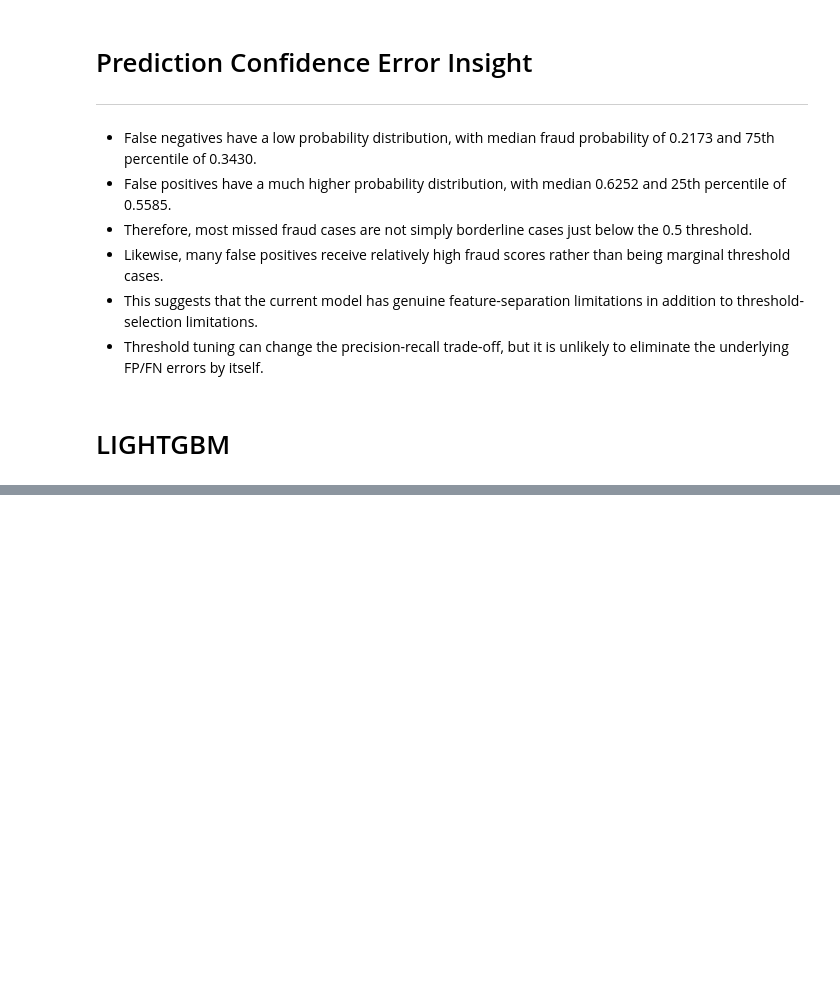
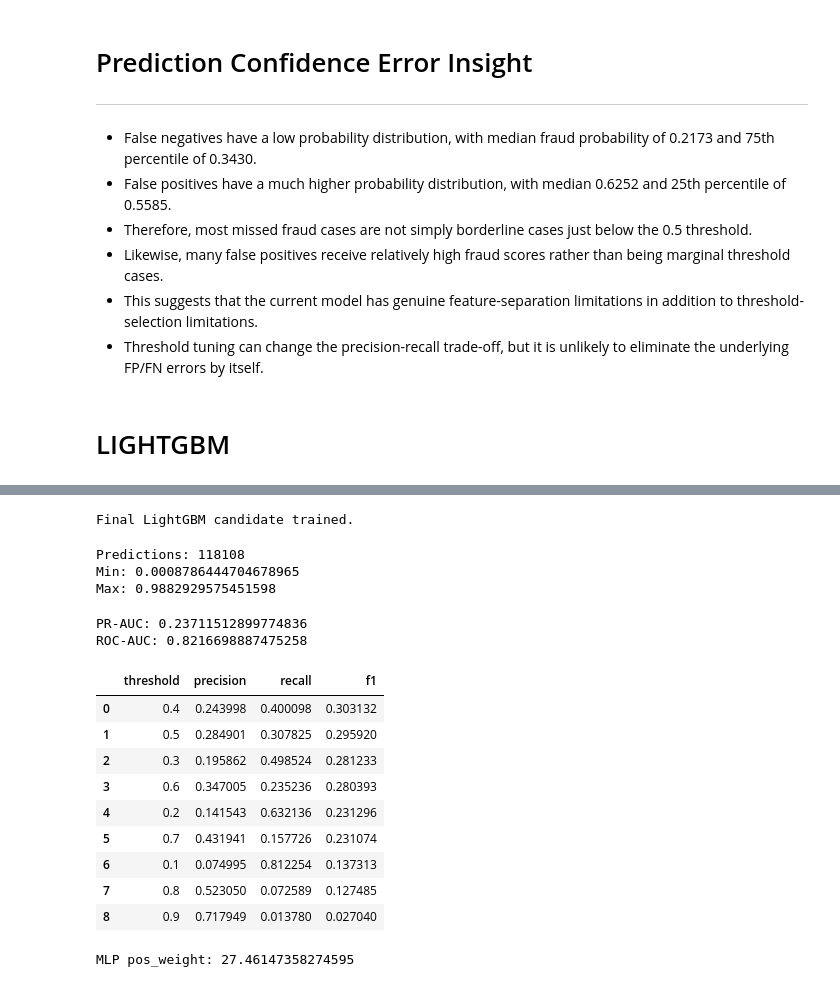
Before and after one commit to manojitkhatua/trace-ai, a Jupyter notebook: src/models/Model_Building.ipynb, the cells around one changed output, grey strips where cells are left out. Cells and saved outputs as stored; diff of their text form; code cells hidden in the pictures; blank space fills up the shorter version.

```diff
--- a/src/models/Model_Building.ipynb
+++ b/src/models/Model_Building.ipynb
@@ -831,0 +1519,78 @@ print("LightGBM baseline initialized.")
+# %%
+# Final Light GBM
+final_lgbm = LightGBMModel(
+    scale_pos_weight=6.865368,
+    n_estimators=200,
+    num_leaves=63,
+    learning_rate=0.10,
+    subsample=0.8,
+    colsample_bytree=0.8,
+    reg_alpha=0,
+    reg_lambda=5
+)
+
+final_lgbm.model.set_params(min_child_samples=50)
+
+final_lgbm.train(X_train, y_train)
+
+print("Final LightGBM candidate trained.")
+# %% [output]
+Final LightGBM candidate trained.
+# %%
+final_lgbm_proba = final_lgbm.predict_proba(X_validation)
+
+print("Predictions:", len(final_lgbm_proba))
+print("Min:", final_lgbm_proba.min())
+print("Max:", final_lgbm_proba.max())
+# %% [output]
+Predictions: 118108
+Min: 0.0008786444704678965
+Max: 0.9882929575451598
+# %%
+final_lgbm_pr_auc = average_precision_score(y_validation, final_lgbm_proba)
+final_lgbm_roc_auc = roc_auc_score(y_validation, final_lgbm_proba)
+
+print("PR-AUC:", final_lgbm_pr_auc)
+print("ROC-AUC:", final_lgbm_roc_auc)
+# %% [output]
+PR-AUC: 0.23711512899774836
+ROC-AUC: 0.8216698887475258
+# %%
+# final LightGBM threshold analysis.
+thresholds = [0.1, 0.2, 0.3, 0.4, 0.5, 0.6, 0.7, 0.8, 0.9]
+
+final_lgbm_thresholds = []
+
+for threshold in thresholds:
+    pred = (final_lgbm_proba >= threshold).astype(int)
+
+    final_lgbm_thresholds.append({
+        "threshold": threshold,
+        "precision": precision_score(y_validation, pred),
+        "recall": recall_score(y_validation, pred),
+        "f1": f1_score(y_validation, pred)
+    })
+
+final_lgbm_thresholds = pd.DataFrame(
+    final_lgbm_thresholds
+).sort_values("f1", ascending=False).reset_index(drop=True)
+
+final_lgbm_thresholds
+# %% [output]
+|  | threshold | precision | recall | f1 |
+| 0 | 0.4 | 0.243998 | 0.400098 | 0.303132 |
+| 1 | 0.5 | 0.284901 | 0.307825 | 0.295920 |
+| 2 | 0.3 | 0.195862 | 0.498524 | 0.281233 |
+| 3 | 0.6 | 0.347005 | 0.235236 | 0.280393 |
+| 4 | 0.2 | 0.141543 | 0.632136 | 0.231296 |
+| 5 | 0.7 | 0.431941 | 0.157726 | 0.231074 |
+| 6 | 0.1 | 0.074995 | 0.812254 | 0.137313 |
+| 7 | 0.8 | 0.523050 | 0.072589 | 0.127485 |
+| 8 | 0.9 | 0.717949 | 0.013780 | 0.027040 |
+# %%
+# MULTI LAYER PERCEPTRON
+mlp_pos_weight = (y_train == 0).sum() / (y_train == 1).sum()
+
+print("MLP pos_weight:", mlp_pos_weight)
+# %% [output]
+MLP pos_weight: 27.46147358274595
```
Also changed, not shown: parts of 105 cells of this notebook, 14 other files.
